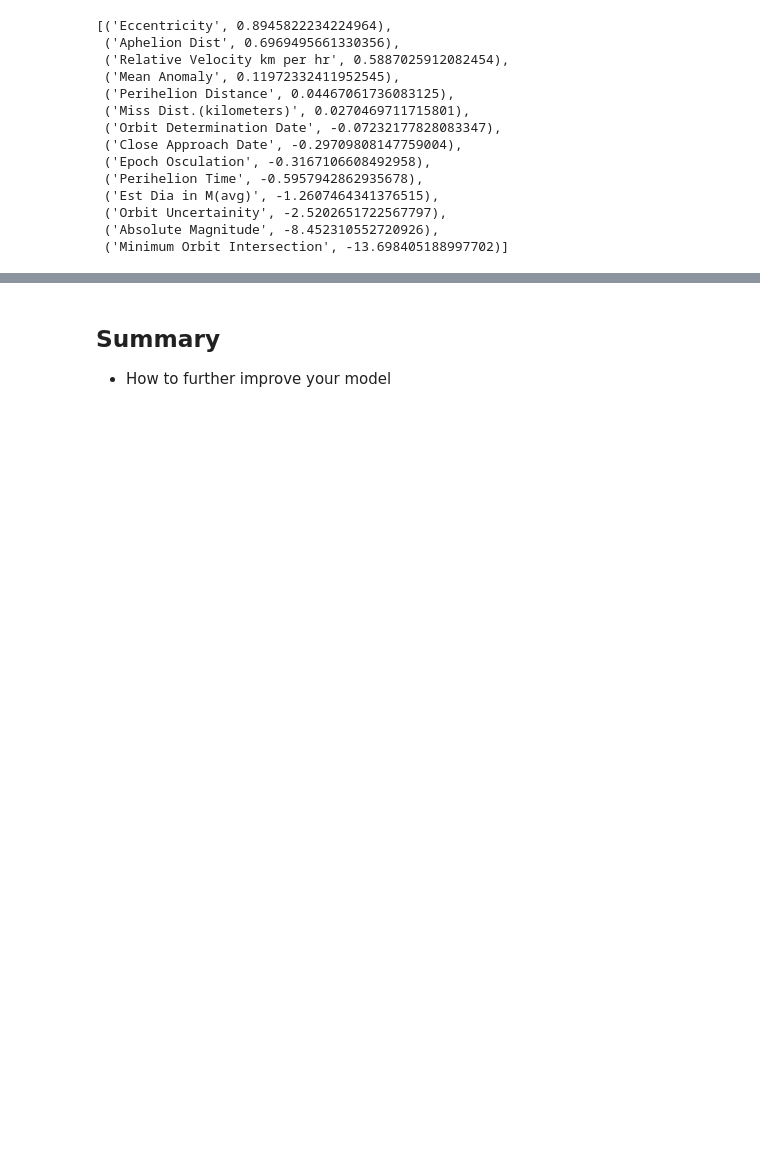
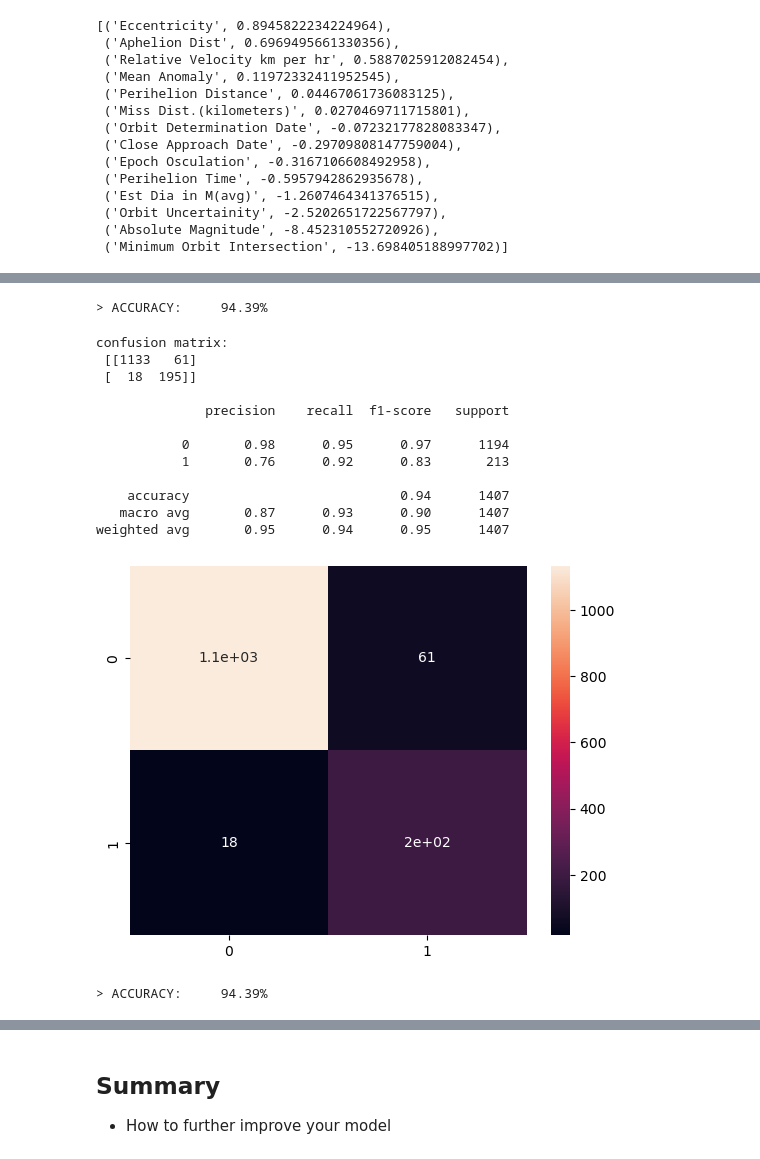
Before and after one commit to anbitasiregar/nasa-asteroid-analysis, a Jupyter notebook: machine_learning.ipynb, the cells around one changed output, grey strips where cells are left out. Cells and saved outputs as stored; diff of their text form; code cells hidden in the pictures; blank space fills up the shorter version.

```diff
--- a/machine_learning.ipynb
+++ b/machine_learning.ipynb
@@ -207,0 +270,26 @@ GridSearchCV(cv=10, estimator=LogisticRegression(random_state=42),
+# %%
+# change the class weights to try to improve accuracy
+logreg_model.class_weight = {0: 0.3, 1: 0.7}
+y_pred = helper.fit_predict(logreg_model, X_train_scaled, y_train, X_test_scaled, y_test, isRegressor=False)
+# %% [output]
+> ACCURACY:     94.39%
+# %%
+helper.print_confusion_matrix_details(y_test, y_pred)
+# %% [output]
+confusion matrix:
+ [[1133   61]
+ [  18  195]]
+
+              precision    recall  f1-score   support
+
+           0       0.98      0.95      0.97      1194
+           1       0.76      0.92      0.83       213
+
+    accuracy                           0.94      1407
+   macro avg       0.87      0.93      0.90      1407
+weighted avg       0.95      0.94      0.95      1407
+[figure, added]
+# %%
+helper.print_accuracy(y_test, y_pred, False)
+# %% [output]
+> ACCURACY:     94.39%
```
Also changed, not shown: parts of 38 cells of this notebook, 2 other files.
